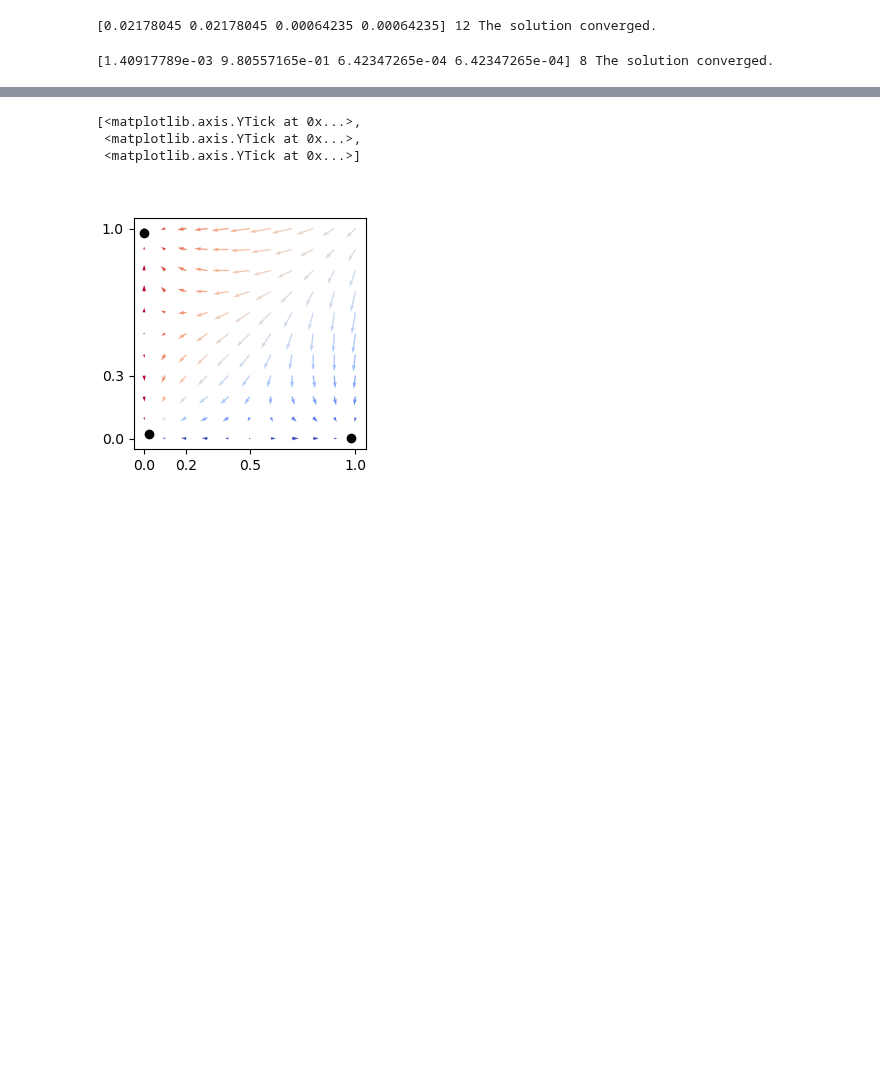
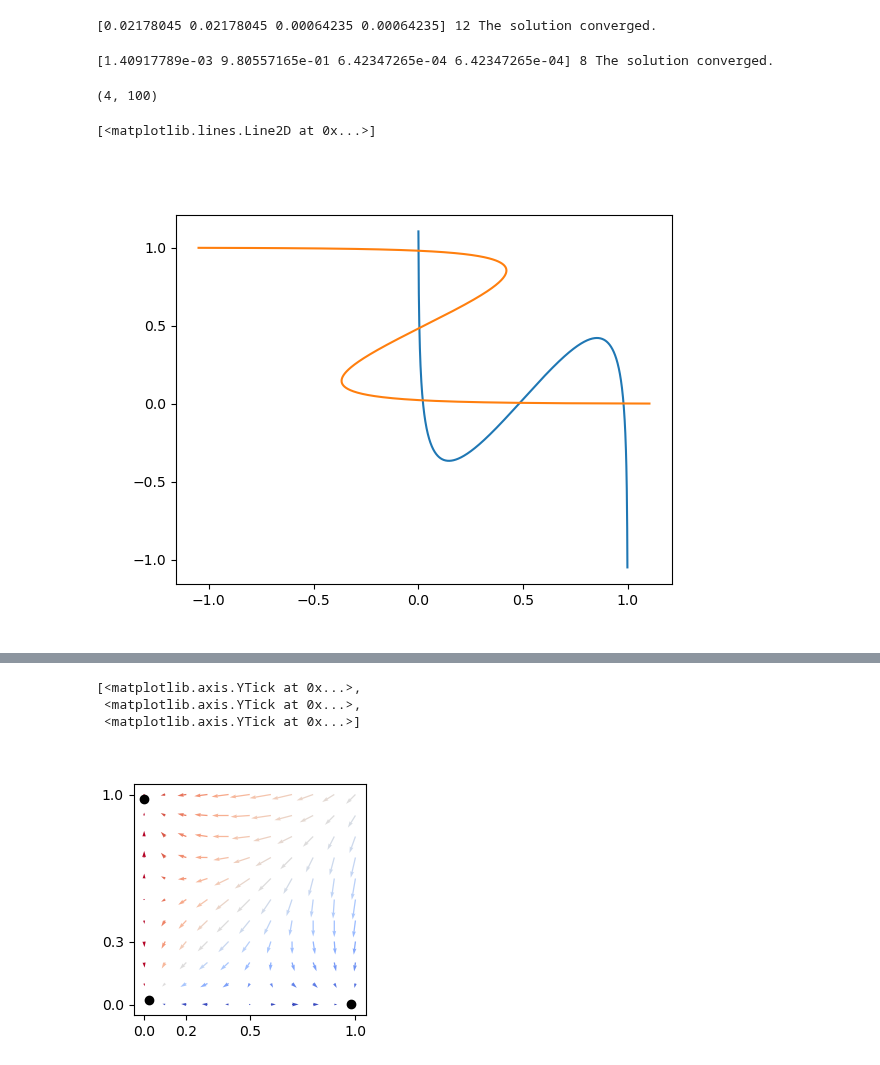
Before and after one commit to rythorpe/dev_detect_wc, a Jupyter notebook: phase_diagram.ipynb, the cells around one changed output, grey strips where cells are left out. Cells and saved outputs as stored; diff of their text form; code cells hidden in the pictures; blank space fills up the shorter version.

Commit message:
WIP: add nullclines to phase diagram

```diff
--- a/phase_diagram.ipynb
+++ b/phase_diagram.ipynb
@@ -188,6 +188,7 @@ def func_roots(x):
 sol = optimize.root(func_roots, x0=[0.5, 0.5, 0.5, 0.5], method='hybr',
                     tol=1e-10, jac=True)
 attractors[0, :] = sol.x[:2]
+bottom_layer_fixed_points = sol.x[2:]
 print(sol.x, sol.nfev, sol.message)
 # %% [output]
 [0.02165743 0.02165743 0.00064235 0.00064235] 9 The solution converged.
@@ -306,3 +307,38 @@ print(sol_discon.x, sol_discon.nfev, sol_discon.message)
 # axes.set_ylim([0, 1])
 # axes.set_xlabel('time (ms)')
 # plt.show()
+# %%
+# nullclines
+
+def sigmoid_inverse(x, thresh, steepness):
+    return -1 / steepness * np.log(1 / x - 1) + thresh
+
+# find set of injected excitation vals in first half of sim
+# to avoid dev
+inj_excite_vals = np.unique(inj_excite[:len(times) // 2, :])
+inj_excite_baseline, inj_excite_np, inj_excite_p = inj_excite_vals
+x_domain = np.linspace(0.001, 0.999, 10000)
+x_3_fixed = np.full_like(x_domain, bottom_layer_fixed_points[0])
+x_4_fixed = np.full_like(x_domain, bottom_layer_fixed_points[1])
+
+# plot as x_1 variable (y-axis below)
+x_234 = np.stack([x_domain, x_3_fixed, x_4_fixed])
+x2_nullcline = 1 / w[0, 1] * (sigmoid_inverse(x_domain, thresh, steepness) - w[[1,2,3], 1] @ x_234 - inj_excite_baseline)
+x2_null_mask = np.logical_and(x2_nullcline >= 0, x2_nullcline <= 1)
+
+# plot as x_2 variable (x-axis below)
+x_134 = np.stack([x_domain, x_3_fixed, x_4_fixed])
+x1_nullcline = 1 / w[0, 1] * (sigmoid_inverse(x_domain, thresh, steepness) - w[[0,2,3], 0] @ x_134 - inj_excite_baseline)
+x1_null_mask = np.logical_and(x1_nullcline >= 0, x1_nullcline <= 1)
+# %%
+foo = w[:, [1, 2, 3]] @ x_234
+foo.shape
+# %% [output]
+(4, 100)
+# %%
+plt.figure()
+plt.plot(x_domain, x2_nullcline)
+plt.plot(x1_nullcline, x_domain)
+# %% [output]
+[<matplotlib.lines.Line2D at 0x...>]
+[figure, added]
```
Also changed, not shown: parts of 2 cells of this notebook.
